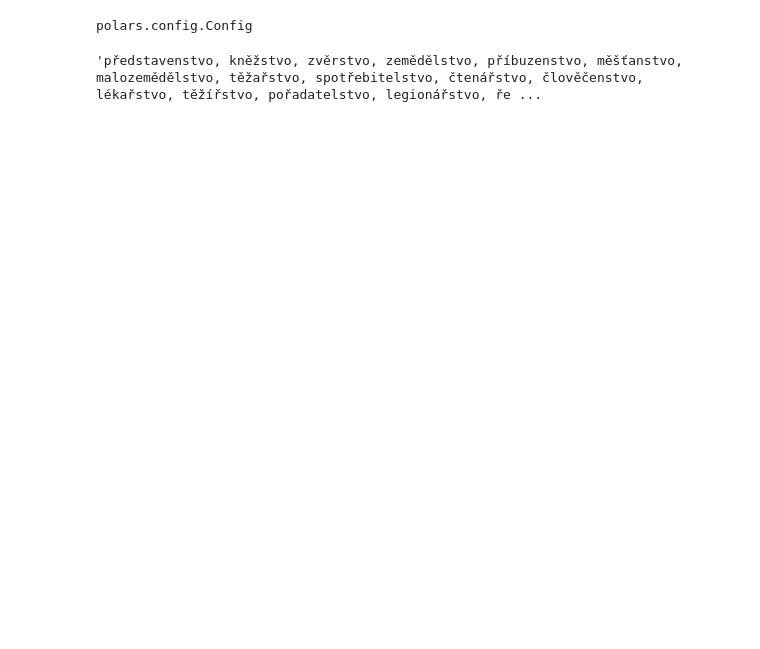
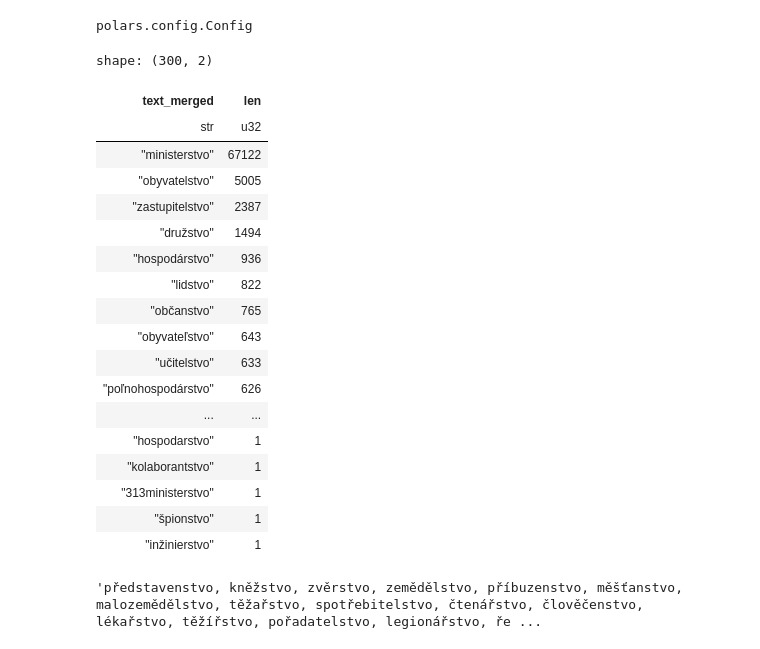
Before and after one commit to DataRozhlas/stenoprotokoly, a Jupyter notebook: 123_stvo_hledani.ipynb, the cells around one changed output. Saved outputs shown, nothing was run; the diff lists cells and outputs as text; code cells hidden in the pictures; blank space fills up the shorter version.

```diff
--- a/123_stvo_hledani.ipynb
+++ b/123_stvo_hledani.ipynb
@@ -10,6 +10,28 @@ pl.Config.set_tbl_width_chars(200)
 polars.config.Config
 # %%
 stvo = pl.read_parquet(os.path.join("data_raw","stvo.parquet"))
+# %%
+stvo
+# %% [output]
+shape: (300, 2)
+| text_merged | len |
+| str | u32 |
+| "ministerstvo" | 67122 |
+| "obyvatelstvo" | 5005 |
+| "zastupitelstvo" | 2387 |
+| "družstvo" | 1494 |
+| "hospodárstvo" | 936 |
+| "lidstvo" | 822 |
+| "občanstvo" | 765 |
+| "obyvateľstvo" | 643 |
+| "učitelstvo" | 633 |
+| "poľnohospodárstvo" | 626 |
+| ... | ... |
+| "hospodarstvo" | 1 |
+| "kolaborantstvo" | 1 |
+| "313ministerstvo" | 1 |
+| "špionstvo" | 1 |
+| "inžinierstvo" | 1 |
 # %%
 df = pl.scan_parquet(
     "data/projevy.parquet"
```
Also changed, not shown: 3 other files.
